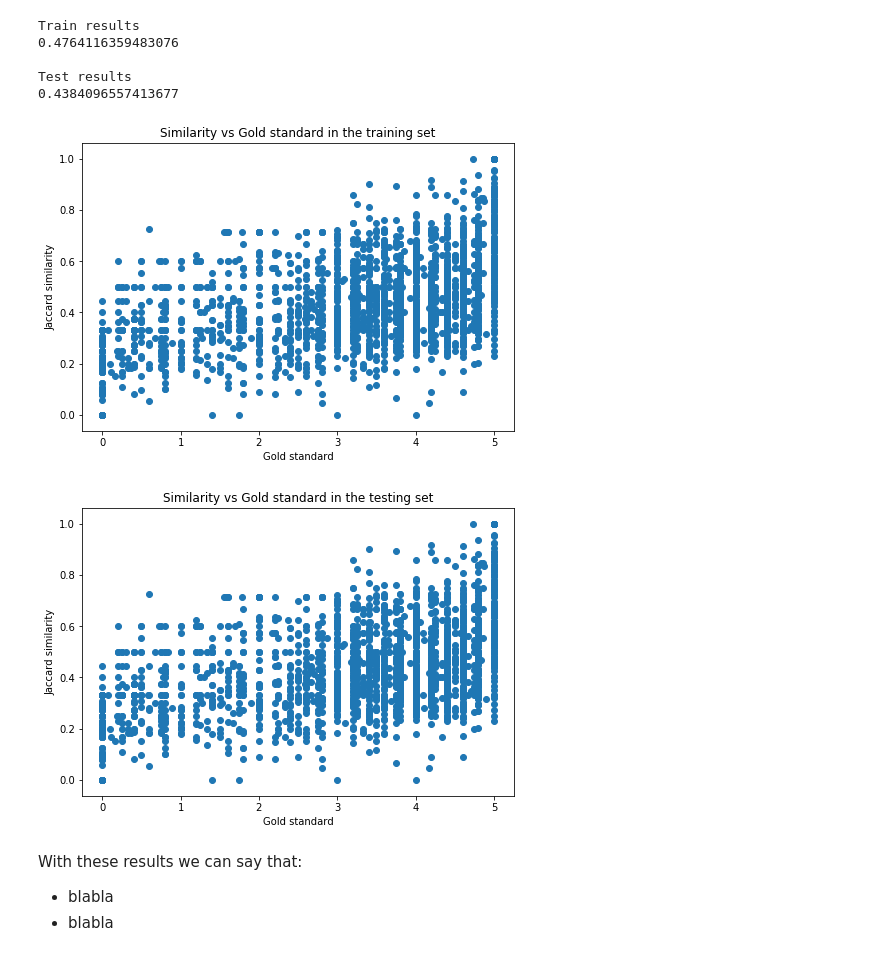
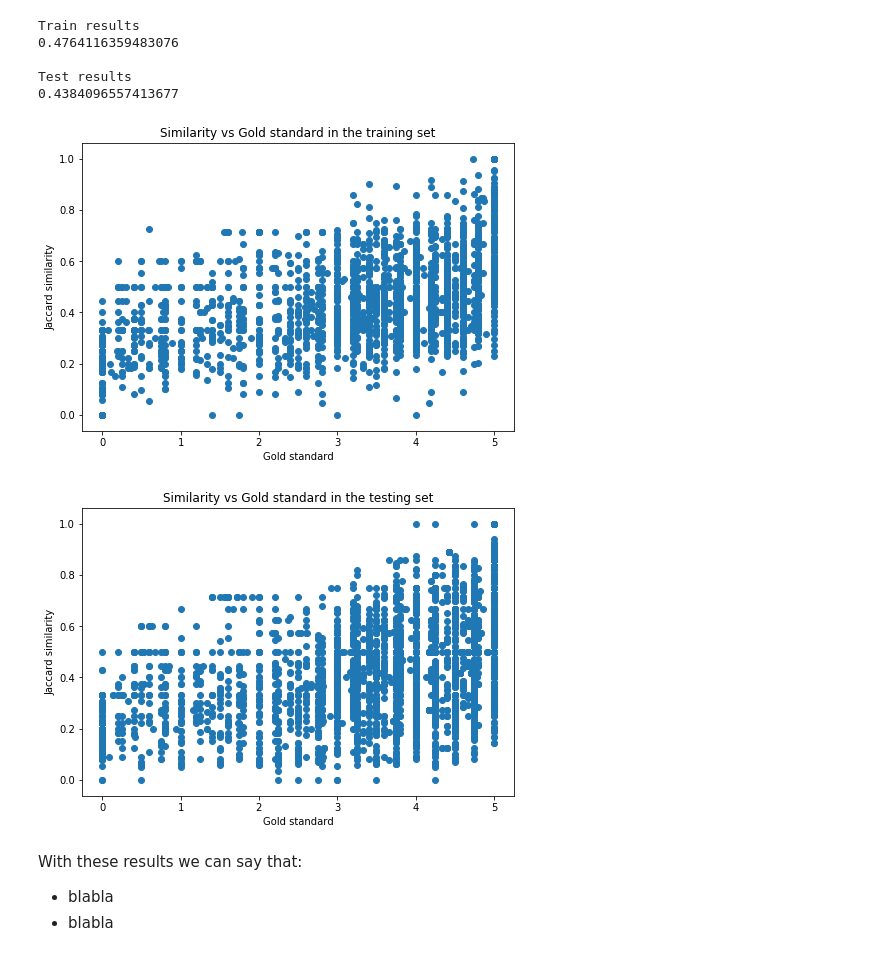
Before and after one commit to FerranAgulloLopez/ihlt-sts, a Jupyter notebook: main.ipynb, the cells around one changed output. Saved outputs shown, nothing was run; the diff lists cells and outputs as text; code cells hidden in the pictures.

Commit message:
adds finish scatter plots

```diff
--- a/main.ipynb
+++ b/main.ipynb
@@ -284,10 +284,10 @@ Test results
 0.4384096557413677
 # %%
 show_scatter_plot(train_labels, train_results, 'Similarity vs Gold standard in the training set')
-show_scatter_plot(train_labels, train_results, 'Similarity vs Gold standard in the testing set')
+show_scatter_plot(test_labels, test_results, 'Similarity vs Gold standard in the testing set')
 # %% [output]
 [figure]
-[figure, old version]
+[figure, new version]
 # %% [markdown]
 With these results we can say that:
 - blabla
```
